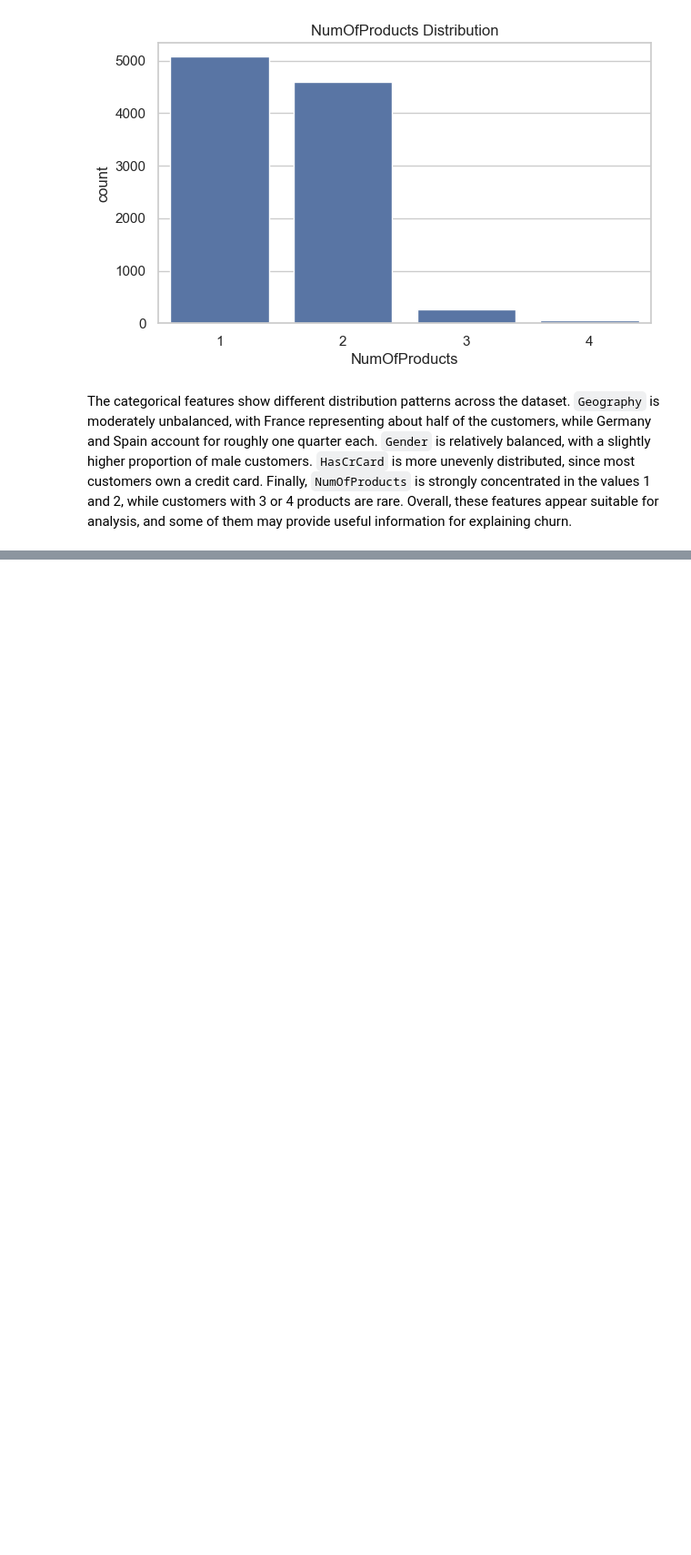
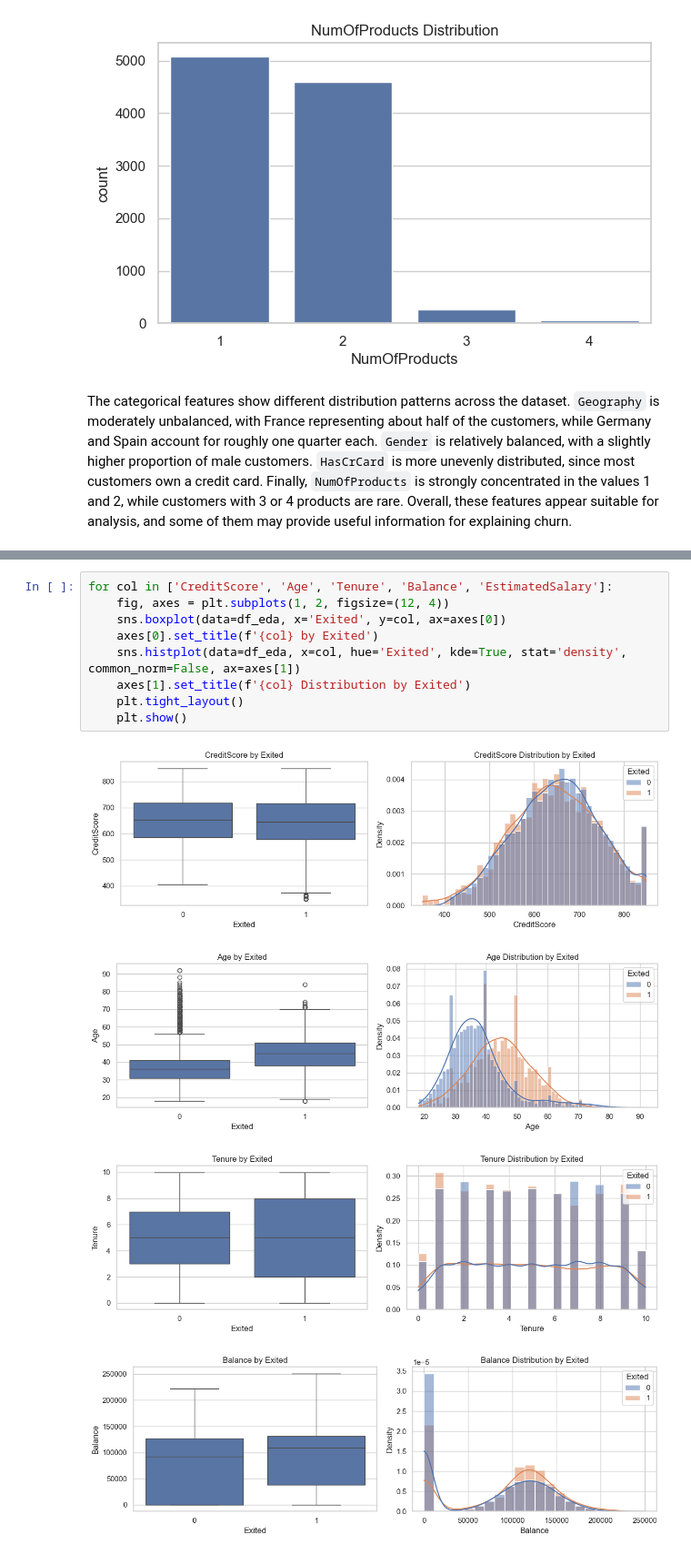
Before and after one commit to Hugord7/Churn-Project, a Jupyter notebook: Notebooks/02_eda.ipynb, the cells around one changed output, grey strips where cells are left out. Shown at 91% size. Drawn from its saved outputs; the diff is of its cells as text; blank space fills up the shorter version.

```diff
--- a/Notebooks/02_eda.ipynb
+++ b/Notebooks/02_eda.ipynb
@@ -168,0 +173,14 @@ The categorical features show different distribution patterns across the dataset
+# %%
+for col in ['CreditScore', 'Age', 'Tenure', 'Balance', 'EstimatedSalary']:
+    fig, axes = plt.subplots(1, 2, figsize=(12, 4))
+    sns.boxplot(data=df_eda, x='Exited', y=col, ax=axes[0])
+    axes[0].set_title(f'{col} by Exited')
+    sns.histplot(data=df_eda, x=col, hue='Exited', kde=True, stat='density', common_norm=False, ax=axes[1])
+    axes[1].set_title(f'{col} Distribution by Exited')
+    plt.tight_layout()
+    plt.show()
+# %% [output]
+[figure, added]
+[figure, added]
+[figure, added]
+[figure, added]
```
Also changed, not shown: parts of 4 cells of this notebook.
